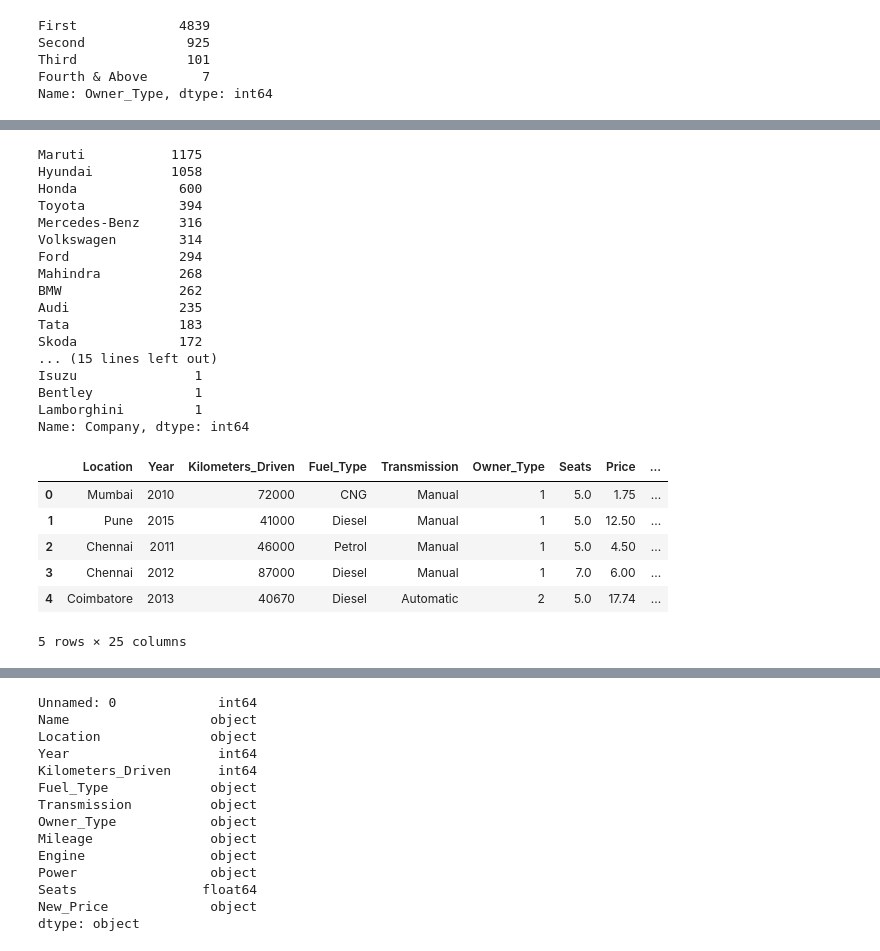
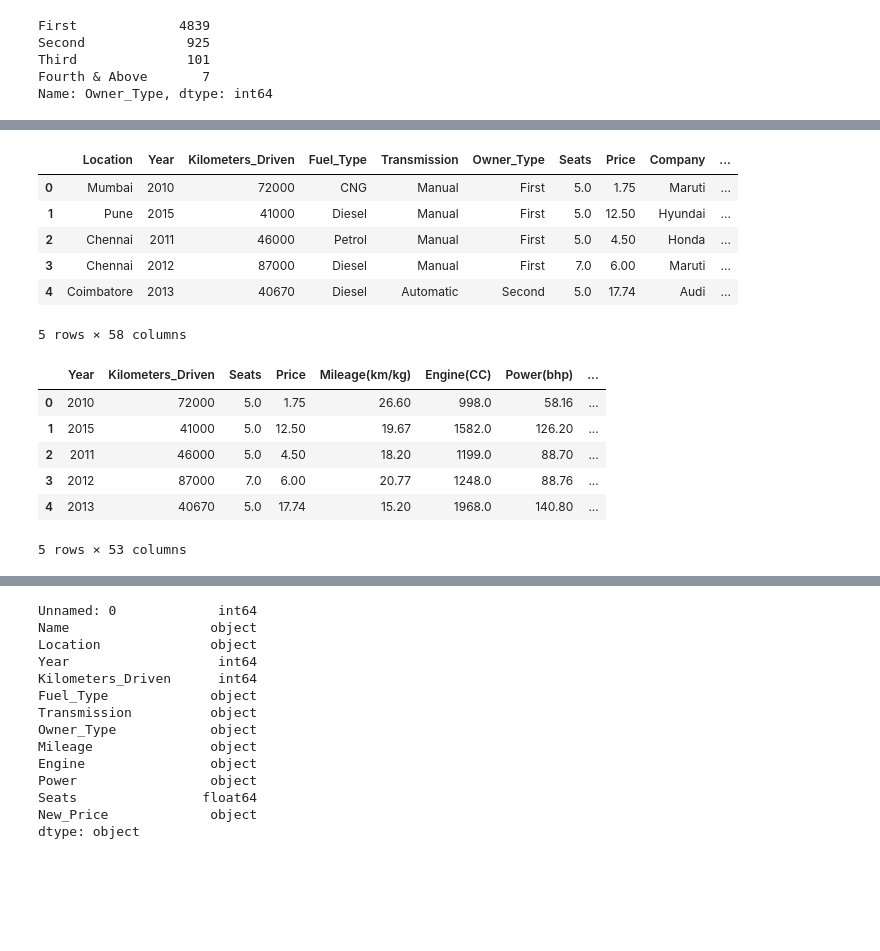
Before and after one commit to jheel0802/Used-car-price-prediction, a Jupyter notebook: used-car-price-prediction.ipynb, the cells around one changed output, grey strips where cells are left out. Saved outputs shown, nothing was run; the diff lists cells and outputs as text; code cells hidden in the pictures; blank space fills up the shorter version.

```diff
--- a/used-car-price-prediction.ipynb
+++ b/used-car-price-prediction.ipynb
@@ -232,3 +242,4 @@ Name: Fuel_Type, dtype: object
 # %%
 var = 'Location'
 train_data[var].value_counts()
+var1= 'Company'
@@ -258,0 +249,4 @@ Location.head()
+# %%
+Company= train_data[[var1]]
+Company = pd.get_dummies(Company,drop_first=True)
+Company.head()
@@ -305,6 +307,3 @@ Second             925
 Third              101
 Fourth & Above       7
 Name: Owner_Type, dtype: int64
-# %%
-train_data.replace({"First":1,"Second":2,"Third": 3,"Fourth & Above":4},inplace=True)
-train_data.head()
@@ -318,34 +310,26 @@ train_data.head()
-# %%
-var = 'Company'
-train_data[var].value_counts()
-# %% [output]
-Maruti           1175
-Hyundai          1058
-Honda             600
-Toyota            394
-Mercedes-Benz     316
-Volkswagen        314
-Ford              294
-Mahindra          268
-BMW               262
-Audi              235
-Tata              183
-Skoda             172
-... (15 lines left out)
-Isuzu               1
-Bentley             1
-Lamborghini         1
-Name: Company, dtype: int64
+# %%
+var = 'Owner_Type'
+Owner = train_data[[var]]
+Owner = pd.get_dummies(Owner)
+# %%
+final_train= pd.concat([train_data,Location,Fuel_t,Transmission,Company,Owner],axis=1)
+final_train.head()
+# %% [output]
+|  | Location | Year | Kilometers_Driven | Fuel_Type | Transmission | Owner_Type | Seats | Price | Company | ... |
+| 0 | Mumbai | 2010 | 72000 | CNG | Manual | First | 5.0 | 1.75 | Maruti | ... |
+| 1 | Pune | 2015 | 41000 | Diesel | Manual | First | 5.0 | 12.50 | Hyundai | ... |
+| 2 | Chennai | 2011 | 46000 | Petrol | Manual | First | 5.0 | 4.50 | Honda | ... |
+| 3 | Chennai | 2012 | 87000 | Diesel | Manual | First | 7.0 | 6.00 | Maruti | ... |
+| 4 | Coimbatore | 2013 | 40670 | Diesel | Automatic | Second | 5.0 | 17.74 | Audi | ... |
+5 rows × 58 columns
 # %%
-train_data.drop(["Company"],axis=1,inplace=True)
+final_train.drop(["Location","Fuel_Type","Transmission","Owner_Type","Company"],axis=1,inplace=True)
+final_train.head()
+# %% [output]
+|  | Year | Kilometers_Driven | Seats | Price | Mileage(km/kg) | Engine(CC) | Power(bhp) | ... |
+| 0 | 2010 | 72000 | 5.0 | 1.75 | 26.60 | 998.0 | 58.16 | ... |
+| 1 | 2015 | 41000 | 5.0 | 12.50 | 19.67 | 1582.0 | 126.20 | ... |
+| 2 | 2011 | 46000 | 5.0 | 4.50 | 18.20 | 1199.0 | 88.70 | ... |
+| 3 | 2012 | 87000 | 7.0 | 6.00 | 20.77 | 1248.0 | 88.76 | ... |
+| 4 | 2013 | 40670 | 5.0 | 17.74 | 15.20 | 1968.0 | 140.80 | ... |
+5 rows × 53 columns
-# %%
-final_train= pd.concat([train_data,Location,Fuel_t,Transmission],axis=1)
-final_train.head()
-# %% [output]
-|  | Location | Year | Kilometers_Driven | Fuel_Type | Transmission | Owner_Type | Seats | Price | ... |
-| 0 | Mumbai | 2010 | 72000 | CNG | Manual | 1 | 5.0 | 1.75 | ... |
-| 1 | Pune | 2015 | 41000 | Diesel | Manual | 1 | 5.0 | 12.50 | ... |
-| 2 | Chennai | 2011 | 46000 | Petrol | Manual | 1 | 5.0 | 4.50 | ... |
-| 3 | Chennai | 2012 | 87000 | Diesel | Manual | 1 | 7.0 | 6.00 | ... |
-| 4 | Coimbatore | 2013 | 40670 | Diesel | Automatic | 2 | 5.0 | 17.74 | ... |
-5 rows × 25 columns
```
Also changed, not shown: parts of 15 cells of this notebook, 5 other files.
